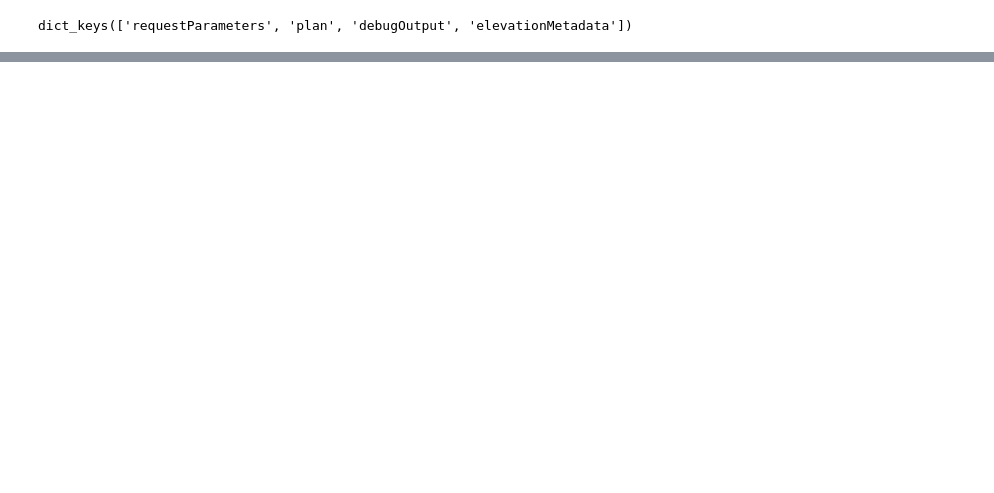
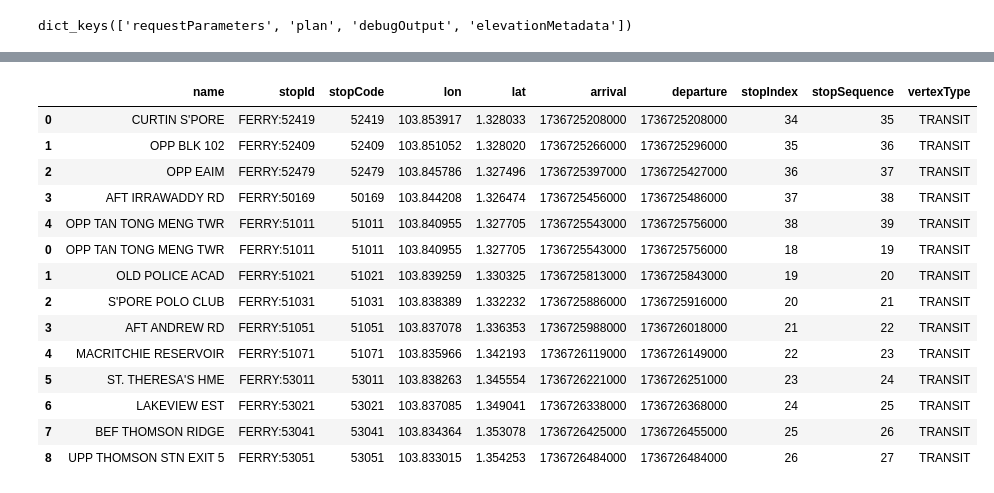
Before and after one commit to pakhuiying/NCCS_analysis, a Jupyter notebook: OneMap_API.ipynb, the cells around one changed output, grey strips where cells are left out. Cells and saved outputs as stored; diff of their text form; code cells hidden in the pictures; blank space fills up the shorter version.

```diff
--- a/OneMap_API.ipynb
+++ b/OneMap_API.ipynb
@@ -112,0 +167,23 @@ dict_keys(['requestParameters', 'plan', 'debugOutput', 'elevationMetadata'])
+# %%
+itinerary = OneMapItinerary(response['plan']['itineraries'][0])
+# legs = itinerary.legs
+# print('number of legs: ', len(legs))
+# bl = BusLeg(legs[1])
+# bl.get_stops_data()
+itinerary.get_bus_routes()
+# %% [output]
+|  | name | stopId | stopCode | lon | lat | arrival | departure | stopIndex | stopSequence | vertexType |
+| 0 | CURTIN S'PORE | FERRY:52419 | 52419 | 103.853917 | 1.328033 | 1736725208000 | 1736725208000 | 34 | 35 | TRANSIT |
+| 1 | OPP BLK 102 | FERRY:52409 | 52409 | 103.851052 | 1.328020 | 1736725266000 | 1736725296000 | 35 | 36 | TRANSIT |
+| 2 | OPP EAIM | FERRY:52479 | 52479 | 103.845786 | 1.327496 | 1736725397000 | 1736725427000 | 36 | 37 | TRANSIT |
+| 3 | AFT IRRAWADDY RD | FERRY:50169 | 50169 | 103.844208 | 1.326474 | 1736725456000 | 1736725486000 | 37 | 38 | TRANSIT |
+| 4 | OPP TAN TONG MENG TWR | FERRY:51011 | 51011 | 103.840955 | 1.327705 | 1736725543000 | 1736725756000 | 38 | 39 | TRANSIT |
+| 0 | OPP TAN TONG MENG TWR | FERRY:51011 | 51011 | 103.840955 | 1.327705 | 1736725543000 | 1736725756000 | 18 | 19 | TRANSIT |
+| 1 | OLD POLICE ACAD | FERRY:51021 | 51021 | 103.839259 | 1.330325 | 1736725813000 | 1736725843000 | 19 | 20 | TRANSIT |
+| 2 | S'PORE POLO CLUB | FERRY:51031 | 51031 | 103.838389 | 1.332232 | 1736725886000 | 1736725916000 | 20 | 21 | TRANSIT |
+| 3 | AFT ANDREW RD | FERRY:51051 | 51051 | 103.837078 | 1.336353 | 1736725988000 | 1736726018000 | 21 | 22 | TRANSIT |
+| 4 | MACRITCHIE RESERVOIR | FERRY:51071 | 51071 | 103.835966 | 1.342193 | 1736726119000 | 1736726149000 | 22 | 23 | TRANSIT |
+| 5 | ST. THERESA'S HME | FERRY:53011 | 53011 | 103.838263 | 1.345554 | 1736726221000 | 1736726251000 | 23 | 24 | TRANSIT |
+| 6 | LAKEVIEW EST | FERRY:53021 | 53021 | 103.837085 | 1.349041 | 1736726338000 | 1736726368000 | 24 | 25 | TRANSIT |
+| 7 | BEF THOMSON RIDGE | FERRY:53041 | 53041 | 103.834364 | 1.353078 | 1736726425000 | 1736726455000 | 25 | 26 | TRANSIT |
+| 8 | UPP THOMSON STN EXIT 5 | FERRY:53051 | 53051 | 103.833015 | 1.354253 | 1736726484000 | 1736726484000 | 26 | 27 | TRANSIT |
```
Also changed, not shown: parts of 19 cells of this notebook, 2 other files.
